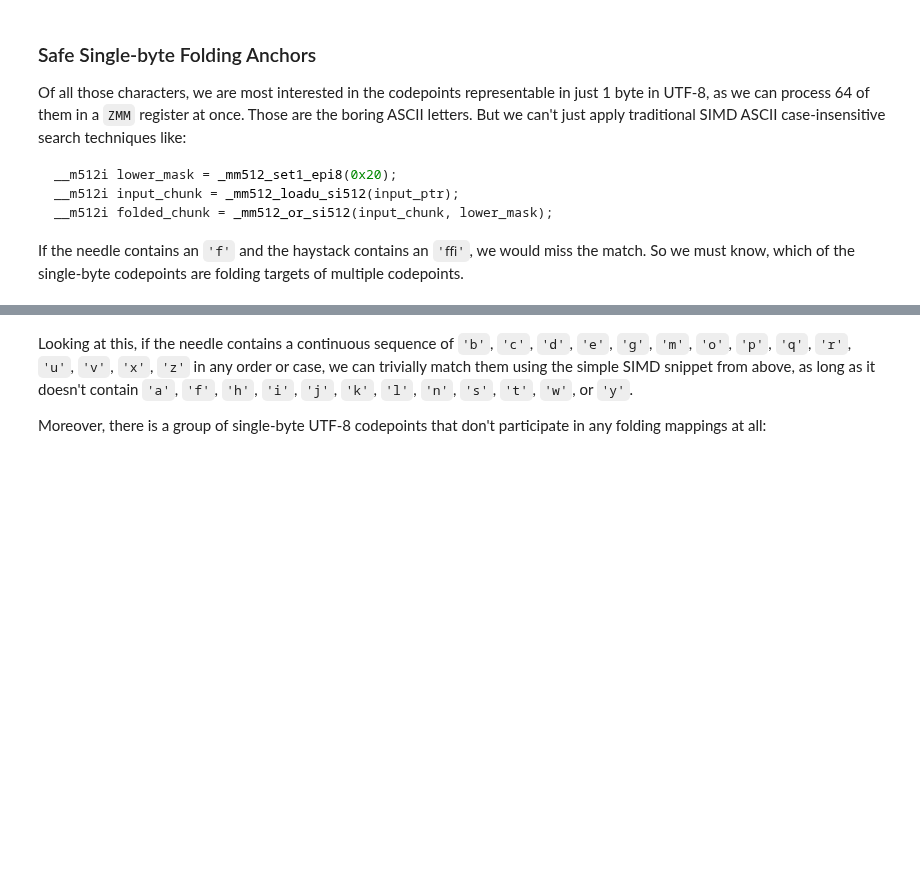
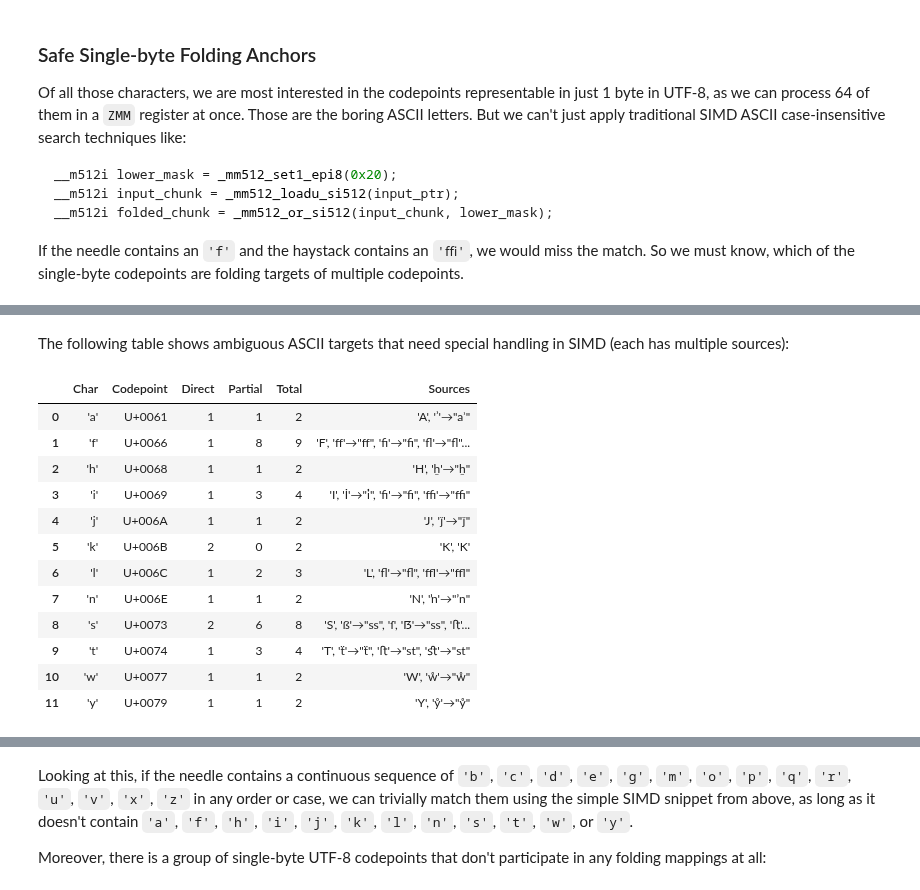
Before and after one commit to ashvardanian/StringZilla, a Jupyter notebook: scripts/explore_unicode_norm.ipynb, the cells around one changed output, grey strips where cells are left out. Cells and saved outputs as stored; diff of their text form; code cells hidden in the pictures; blank space fills up the shorter version.

```diff
--- a/scripts/explore_unicode_norm.ipynb
+++ b/scripts/explore_unicode_norm.ipynb
@@ -337,0 +309,52 @@ SAFE ASCII targets (can use simple SIMD case folding):
+# %% [markdown]
+The following table shows ambiguous ASCII targets that need special handling in SIMD (each has multiple sources):
+# %%
+ambiguous_rows = []
+for codepoint in sorted(ambiguous_ascii.keys()):
+    character = chr(codepoint)
+    info = ambiguous_ascii[codepoint]
+
+    # Find all sources
+    sources = []
+    for source_codepoint, target_codepoints in case_folds.items():
+        if codepoint in target_codepoints:
+            try:
+                source_character = chr(source_codepoint)
+                if len(target_codepoints) == 1:
+                    sources.append(f"'{source_character}'")
+                else:
+                    target_string = "".join(chr(c) for c in target_codepoints)
+                    sources.append(f"'{source_character}'→\"{target_string}\"")
+            except:
+                sources.append(f"U+{source_codepoint:04X}")
+
+    sources_string = ", ".join(sources[:6])
+    if len(sources) > 6:
+        sources_string += f" (+{len(sources)-6} more)"
+
+    ambiguous_rows.append(
+        {
+            "Char": f"'{character}'",
+            "Codepoint": f"U+{codepoint:04X}",
+            "Direct": info["direct"],
+            "Partial": info["partial"],
+            "Total": info["total"],
+            "Sources": sources_string,
+        }
+    )
+
+pd.DataFrame(ambiguous_rows)
+# %% [output]
+|  | Char | Codepoint | Direct | Partial | Total | Sources |
+| 0 | 'a' | U+0061 | 1 | 1 | 2 | 'A', 'ẚ'→"aʾ" |
+| 1 | 'f' | U+0066 | 1 | 8 | 9 | 'F', 'ﬀ'→"ff", 'ﬁ'→"fi", 'ﬂ'→"fl"... |
+| 2 | 'h' | U+0068 | 1 | 1 | 2 | 'H', 'ẖ'→"ẖ" |
+| 3 | 'i' | U+0069 | 1 | 3 | 4 | 'I', 'İ'→"i̇", 'ﬁ'→"fi", 'ﬃ'→"ffi" |
+| 4 | 'j' | U+006A | 1 | 1 | 2 | 'J', 'ǰ'→"ǰ" |
+| 5 | 'k' | U+006B | 2 | 0 | 2 | 'K', 'K' |
+| 6 | 'l' | U+006C | 1 | 2 | 3 | 'L', 'ﬂ'→"fl", 'ﬄ'→"ffl" |
+| 7 | 'n' | U+006E | 1 | 1 | 2 | 'N', 'ŉ'→"ʼn" |
+| 8 | 's' | U+0073 | 2 | 6 | 8 | 'S', 'ß'→"ss", 'ſ', 'ẞ'→"ss", 'ﬅ'... |
+| 9 | 't' | U+0074 | 1 | 3 | 4 | 'T', 'ẗ'→"ẗ", 'ﬅ'→"st", 'ﬆ'→"st" |
+| 10 | 'w' | U+0077 | 1 | 1 | 2 | 'W', 'ẘ'→"ẘ" |
+| 11 | 'y' | U+0079 | 1 | 1 | 2 | 'Y', 'ẙ'→"ẙ" |
```
Also changed, not shown: parts of 28 cells of this notebook.
